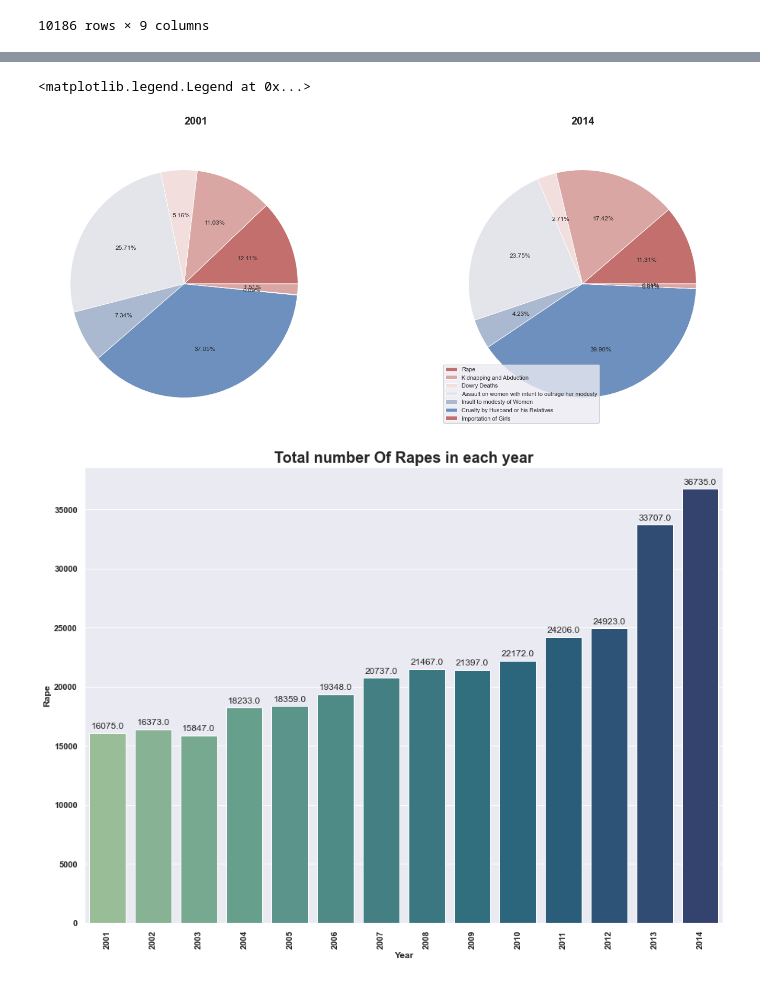
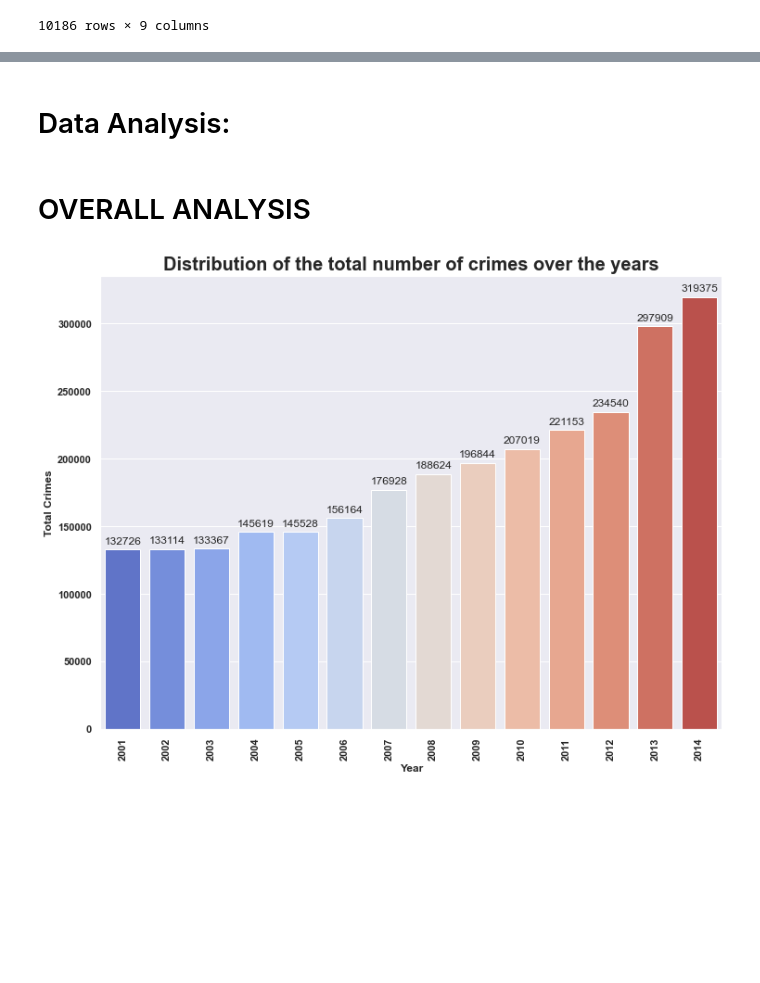
Before and after one commit to kiara-jacob/CrimeDataAnalysis, a Jupyter notebook: Crimes Against Women In India (2001-2014).ipynb, the cells around one changed output, grey strips where cells are left out. Cells and saved outputs as stored; diff of their text form; code cells hidden in the pictures; blank space fills up the shorter version.

```diff
--- a/Crimes Against Women In India (2001-2014).ipynb
+++ b/Crimes Against Women In India (2001-2014).ipynb
@@ -359,34 +322,27 @@ Text(0.5, 1.0, 'Distribution of Crimes from 2001 to 2014')
-# %%
-f,ax=plt.subplots(1,2,figsize=(25,10))
-colors = sns.color_palette('vlag_r')
-
-ax[0].pie(year_df.iloc[0],autopct='%1.2f%%', colors=colors, )
-ax[0].text(0,1.4,"2001",fontweight='bold',fontsize=20)
-ax[1].pie(year_df.iloc[12],autopct='%1.2f%%', colors=colors)
-ax[0].text(3.4,1.4,"2014",fontweight='bold',fontsize=20)
-plt.legend(labels=crimes,loc='best')
-# %% [output]
-<matplotlib.legend.Legend at 0x...>
-[figure, removed]
-# %%
-sns.set(rc={'figure.figsize':(15,11)})
-ax=plt.axes()
-
-plt.xticks(fontweight='bold')
-plt.yticks(fontweight='bold')
-
-plt.xlabel("Year",fontweight='bold')
-plt.ylabel("Number of Rapes",fontweight='bold')
-plt.title("Total number Of Rapes in each year",fontweight='bold',fontsize=20)
-
-ax.set_xticklabels(ax.get_xticklabels(),rotation = 90)
-
-bar= sns.barplot(x="Year", y="Rape", palette="crest", data=year_df)
-for p in bar.patches:
-    bar.annotate(format(p.get_height(), '.1f'),
-                   (p.get_x() + p.get_width() / 2., p.get_height()),
-                   ha = 'center', va = 'center',
-                   xytext = (0, 9),
-                   textcoords = 'offset points')
-# %% [output]
-[figure, removed]
+# %% [markdown]
+# Data Analysis:
+# %% [markdown]
+# OVERALL ANALYSIS
+# %%
+arr = year_df.sum(axis=1)
+sns.set(rc={'figure.figsize':(12,9)})
+ax=plt.axes()
+
+plt.xticks(fontweight='bold')
+plt.yticks(fontweight='bold')
+
+plt.xlabel("Year",fontweight='bold')
+plt.ylabel("Total Crimes",fontweight='bold')
+plt.title("Distribution of the total number of crimes over the years",fontweight='bold',fontsize=20)
+
+ax.set_xticklabels(ax.get_xticklabels(),rotation = 90)
+
+bar= sns.barplot(x="Year", y=arr, palette="coolwarm", data=year_df)
+for p in bar.patches:
+    bar.annotate(format(p.get_height(), '.0f'),
+                   (p.get_x() + p.get_width() / 2., p.get_height()),
+                   ha = 'center', va = 'center',
+                   xytext = (0, 9),
+                   textcoords = 'offset points')
+# %% [output]
+[figure, added]
```
Also changed, not shown: parts of 33 cells of this notebook.
